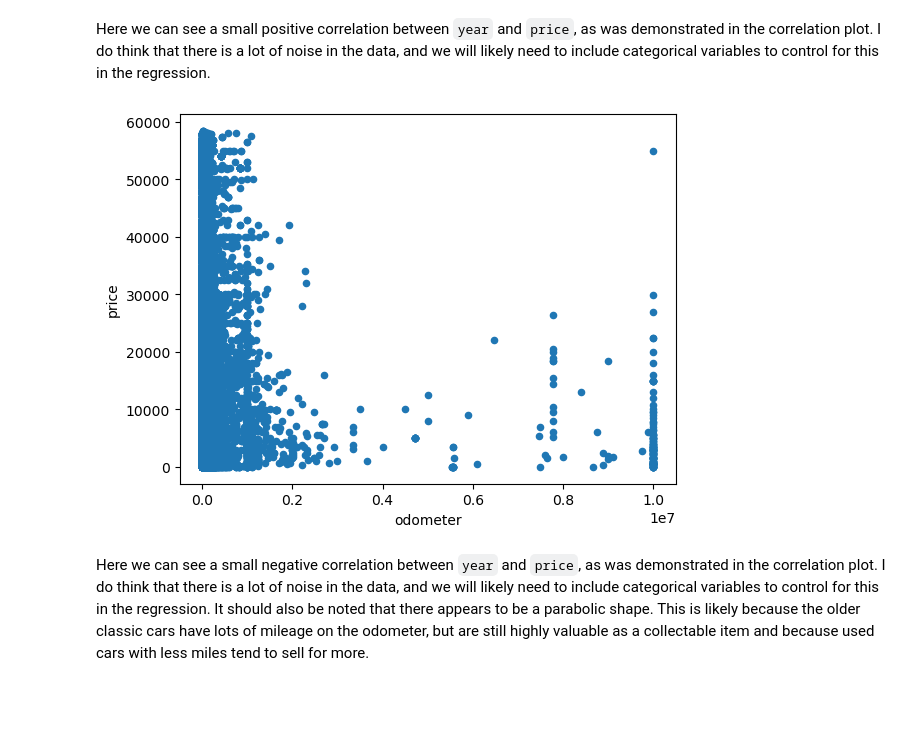
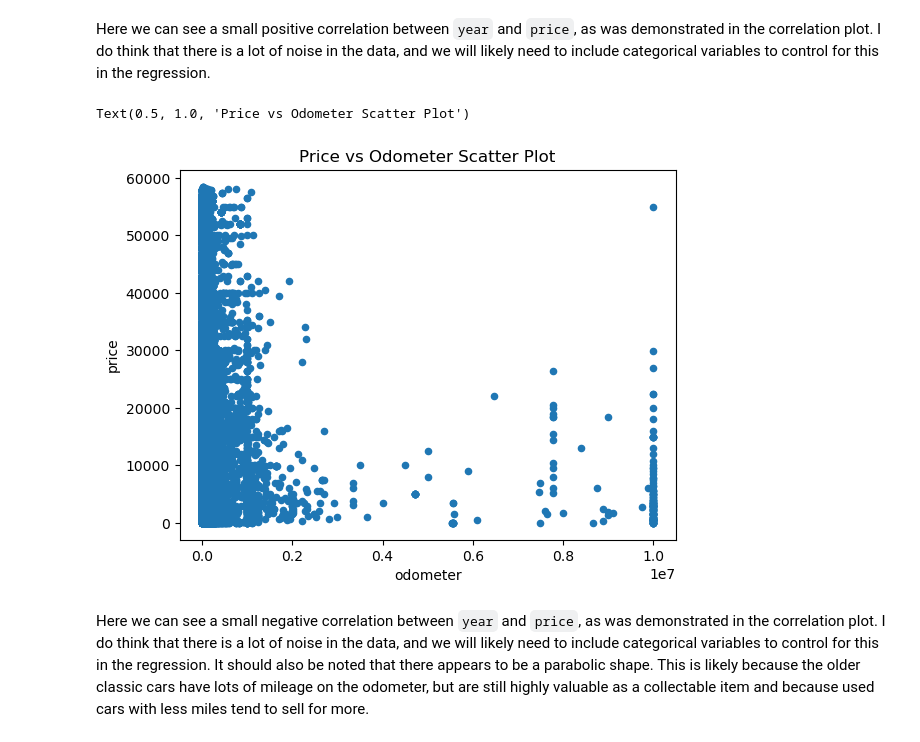
Before and after one commit to DenaliCarpenter/Used-Vehicle-Price-Prediction, a Jupyter notebook: Used Vehicle Prices.ipynb, the cells around one changed output. Cells and saved outputs as stored; diff of their text form; code cells hidden in the pictures; blank space fills up the shorter version.

```diff
--- a/Used Vehicle Prices.ipynb
+++ b/Used Vehicle Prices.ipynb
@@ -788,8 +792,11 @@ used_vehicle_data_iqr.plot(kind = 'scatter', x = 'year', y = 'price');
 Here we can see a small positive correlation between `year` and `price`, as was demonstrated in the correlation plot. I do think that there is a lot of noise in the data, and we will likely need to include categorical variables to control for this in the regression.
 # %%
 used_vehicle_data_iqr.plot(kind = 'scatter', x = 'odometer', y = 'price');
+
+plt.title("Price vs Odometer Scatter Plot")
 # %% [output]
+Text(0.5, 1.0, 'Price vs Odometer Scatter Plot')
-[figure, old version]
+[figure, new version]
 # %% [markdown]
 Here we can see a small negative correlation between `year` and `price`, as was demonstrated in the correlation plot. I do think that there is a lot of noise in the data, and we will likely need to include categorical variables to control for this in the regression. It should also be noted that there appears to be a parabolic shape. This is likely because the older classic cars have lots of mileage on the odometer, but are still highly valuable as a collectable item and because used cars with less miles tend to sell for more.
 # %% [markdown]
```
Also changed, not shown: parts of 8 cells of this notebook, 1 other file.
